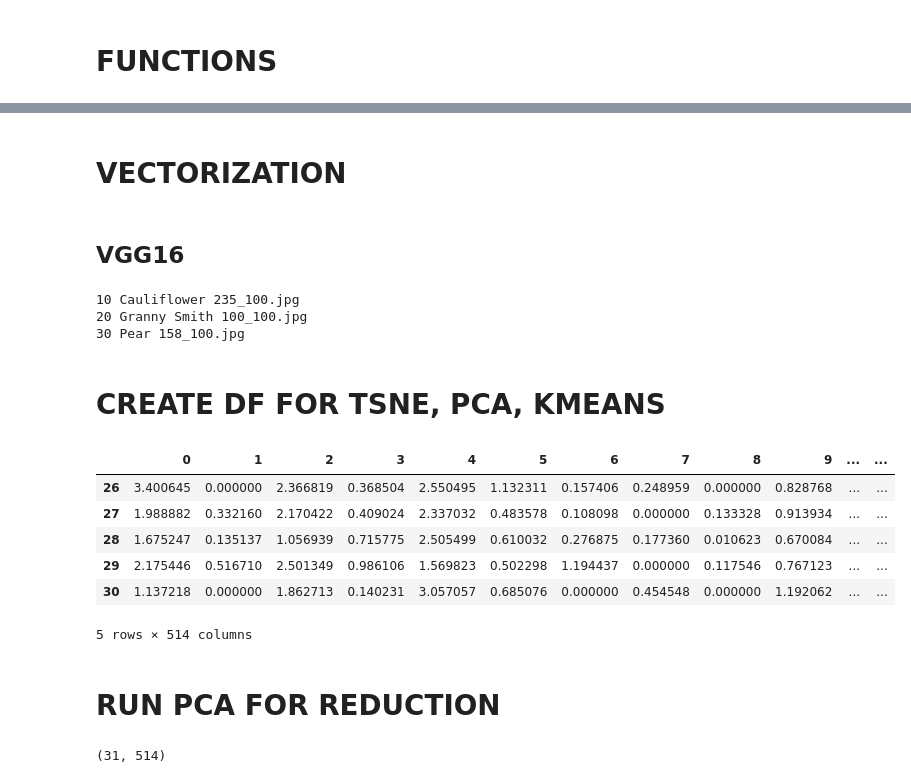
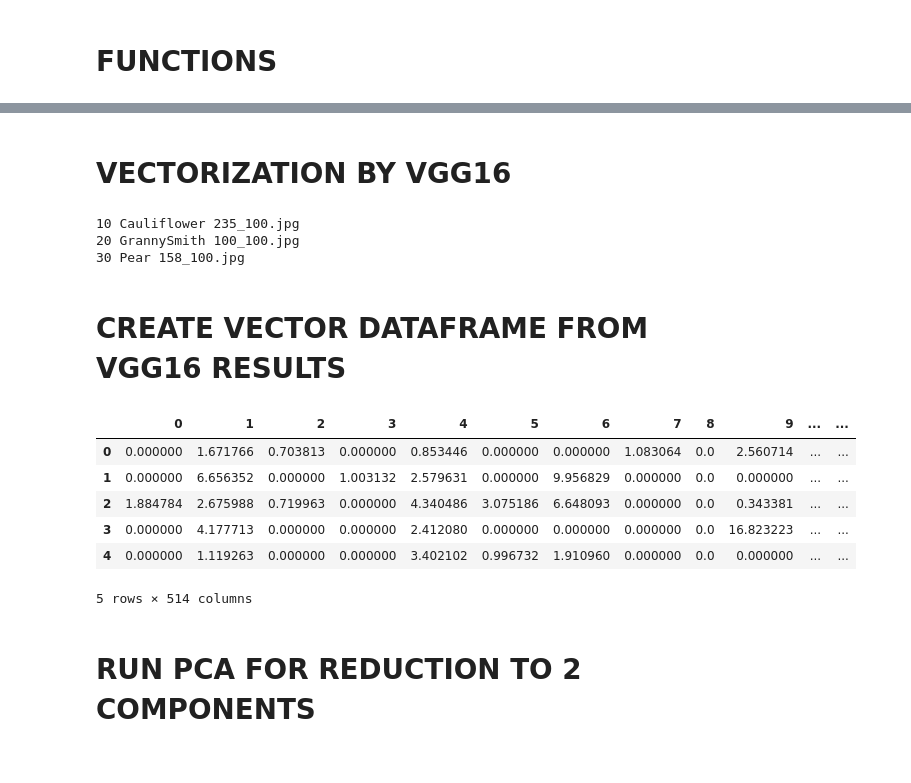
Before and after one commit to TTFrance/Project-08, a Jupyter notebook: oc-p8-modelling.ipynb, the cells around one changed output, grey strips where cells are left out. Cells and saved outputs as stored; diff of their text form; code cells hidden in the pictures.

```diff
--- a/oc-p8-modelling.ipynb
+++ b/oc-p8-modelling.ipynb
@@ -29,25 +27,6 @@ IMAGES_DIR = "data/raw/"                          # full set of 1050 images
 # %% [markdown]
 # FUNCTIONS
 # %%
-def construct_category(str_breadcrumbs):
-    # remove start [" and end "]
-    str_breadcrumbs = str_breadcrumbs.replace('["','')
-    str_breadcrumbs = str_breadcrumbs.replace('"]','')
-    # split on ' >> '
-    crumbs = str_breadcrumbs.split(' >> ')
-
-    # return only first category
-    return crumbs[0]
-
-
-def create_vec_df_to_save(array,images,df):
-    df_vec = pd.DataFrame(array)
-    df_vec['filename'] = images
-    df_vec = df[['image','uniq_id','product_category']].merge(df_vec, how='right', left_on='image', right_on='filename')
-    df_vec = df_vec.drop(columns=['filename','image'])
-    df_vec.head(3)
-    return df_vec
-
 def preprocess_images(ppi,my_new_model):
     feature_list = []
     images = [f for f in os.listdir(IMAGES_DIR)]
@@ -56,9 +35,7 @@ def preprocess_images(ppi,my_new_model):
         image_num = image_num + 1
         if image_num%10 == 0 : print(image_num,image)
         file = IMAGES_DIR+image
-        #print(file)
-        im = cv2.imread(file)
-        im = cv2.resize(im,(256,256))
+        im = imread(file)
         img = ppi(np.expand_dims(im.copy(), axis=0))
         feature = my_new_model.predict(img)
         feature_np = np.array(feature)
@@ -67,7 +44,6 @@ def preprocess_images(ppi,my_new_model):
     return array, images
 # %%
 def run_model(model,ppi):
-    start = time.time()
     my_new_model = Sequential()
     my_new_model.add(model)
     # Say not to train first layer (ResNet) model. It is already trained
@@ -110,37 +75,31 @@ fv
 # %% [markdown]
-# VECTORIZATION
+# VECTORIZATION BY VGG16
-# %% [markdown]
-## VGG16
 # %%
 model = VGG16(include_top=False, pooling='avg', weights='imagenet')
 array,images = run_model(model,ppi_vgg16)
 # %% [output]
 10 Cauliflower 235_100.jpg
-20 Granny Smith 100_100.jpg
+20 GrannySmith 100_100.jpg
 30 Pear 158_100.jpg
-# %% [markdown]
-# CREATE DF FOR TSNE, PCA, KMEANS
+# %% [markdown]
+# CREATE VECTOR DATAFRAME FROM VGG16 RESULTS
 # %%
 # create df from model vector
 df_vec = pd.DataFrame(array)
 
-# add image filename
+# add image filename and category
 df_vec['filename'] = images
+df_vec['fv_class'] = fv.fv_class
 
-df_vec['fv_class'] = fv.fv_class
-df_vec.tail()
+df_vec.head()
 # %% [output]
 |  | 0 | 1 | 2 | 3 | 4 | 5 | 6 | 7 | 8 | 9 | ... | ... |
-| 26 | 3.400645 | 0.000000 | 2.366819 | 0.368504 | 2.550495 | 1.132311 | 0.157406 | 0.248959 | 0.000000 | 0.828768 | ... | ... |
-| 27 | 1.988882 | 0.332160 | 2.170422 | 0.409024 | 2.337032 | 0.483578 | 0.108098 | 0.000000 | 0.133328 | 0.913934 | ... | ... |
-| 28 | 1.675247 | 0.135137 | 1.056939 | 0.715775 | 2.505499 | 0.610032 | 0.276875 | 0.177360 | 0.010623 | 0.670084 | ... | ... |
-| 29 | 2.175446 | 0.516710 | 2.501349 | 0.986106 | 1.569823 | 0.502298 | 1.194437 | 0.000000 | 0.117546 | 0.767123 | ... | ... |
-| 30 | 1.137218 | 0.000000 | 1.862713 | 0.140231 | 3.057057 | 0.685076 | 0.000000 | 0.454548 | 0.000000 | 1.192062 | ... | ... |
+| 0 | 0.000000 | 1.671766 | 0.703813 | 0.000000 | 0.853446 | 0.000000 | 0.000000 | 1.083064 | 0.0 | 2.560714 | ... | ... |
+| 1 | 0.000000 | 6.656352 | 0.000000 | 1.003132 | 2.579631 | 0.000000 | 9.956829 | 0.000000 | 0.0 | 0.000000 | ... | ... |
+| 2 | 1.884784 | 2.675988 | 0.719963 | 0.000000 | 4.340486 | 3.075186 | 6.648093 | 0.000000 | 0.0 | 0.343381 | ... | ... |
+| 3 | 0.000000 | 4.177713 | 0.000000 | 0.000000 | 2.412080 | 0.000000 | 0.000000 | 0.000000 | 0.0 | 16.823223 | ... | ... |
+| 4 | 0.000000 | 1.119263 | 0.000000 | 0.000000 | 3.402102 | 0.996732 | 1.910960 | 0.000000 | 0.0 | 0.000000 | ... | ... |
 5 rows × 514 columns
 # %% [markdown]
-# RUN PCA FOR REDUCTION
+# RUN PCA FOR REDUCTION TO 2 COMPONENTS
-# %%
-df_vec.shape
-# %% [output]
-(31, 514)
 # %%
```
Also changed, not shown: parts of 23 cells of this notebook, 1 other file.
